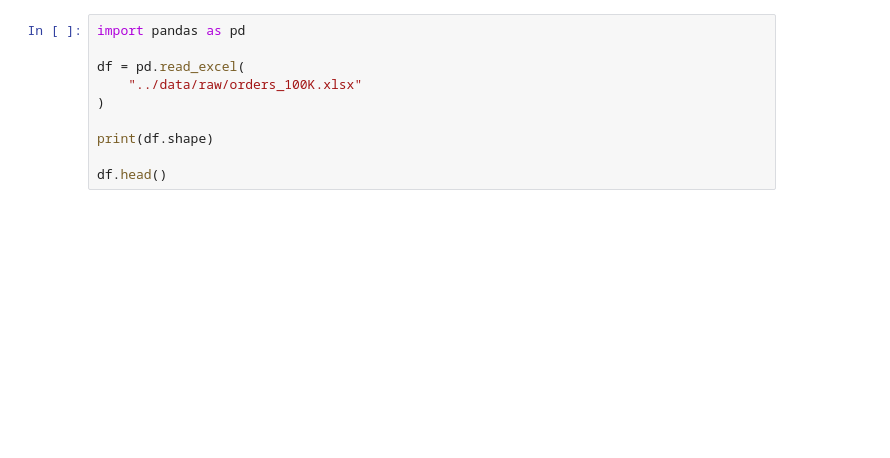
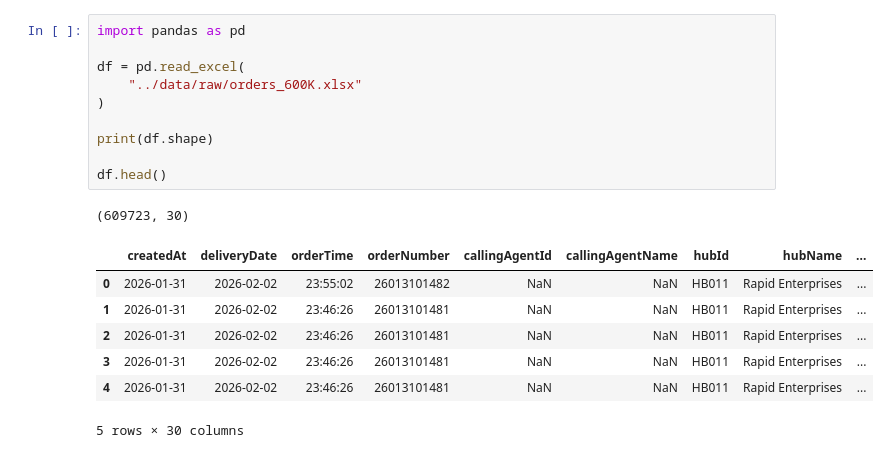
Before and after one commit to rizzit17/O2R-recommender, a Jupyter notebook: notebooks/01_eda_cleaning.ipynb, the cells around one changed output. Cells and saved outputs as stored; diff of their text form; blank space fills up the shorter version.

```diff
--- a/notebooks/01_eda_cleaning.ipynb
+++ b/notebooks/01_eda_cleaning.ipynb
@@ -1,12 +1,21 @@
 # %%
 import pandas as pd
 
 df = pd.read_excel(
-    "../data/raw/orders_100K.xlsx"
+    "../data/raw/orders_600K.xlsx"
 )
 
 print(df.shape)
 
 df.head()
+# %% [output]
+(609723, 30)
+|  | createdAt | deliveryDate | orderTime | orderNumber | callingAgentId | callingAgentName | hubId | hubName | ... |
+| 0 | 2026-01-31 | 2026-02-02 | 23:55:02 | 26013101482 | NaN | NaN | HB011 | Rapid Enterprises | ... |
+| 1 | 2026-01-31 | 2026-02-02 | 23:46:26 | 26013101481 | NaN | NaN | HB011 | Rapid Enterprises | ... |
+| 2 | 2026-01-31 | 2026-02-02 | 23:46:26 | 26013101481 | NaN | NaN | HB011 | Rapid Enterprises | ... |
+| 3 | 2026-01-31 | 2026-02-02 | 23:46:26 | 26013101481 | NaN | NaN | HB011 | Rapid Enterprises | ... |
+| 4 | 2026-01-31 | 2026-02-02 | 23:46:26 | 26013101481 | NaN | NaN | HB011 | Rapid Enterprises | ... |
+5 rows × 30 columns
 # %%
 df.columns
```
Also changed, not shown: parts of 16 cells of this notebook, 11 other files.
